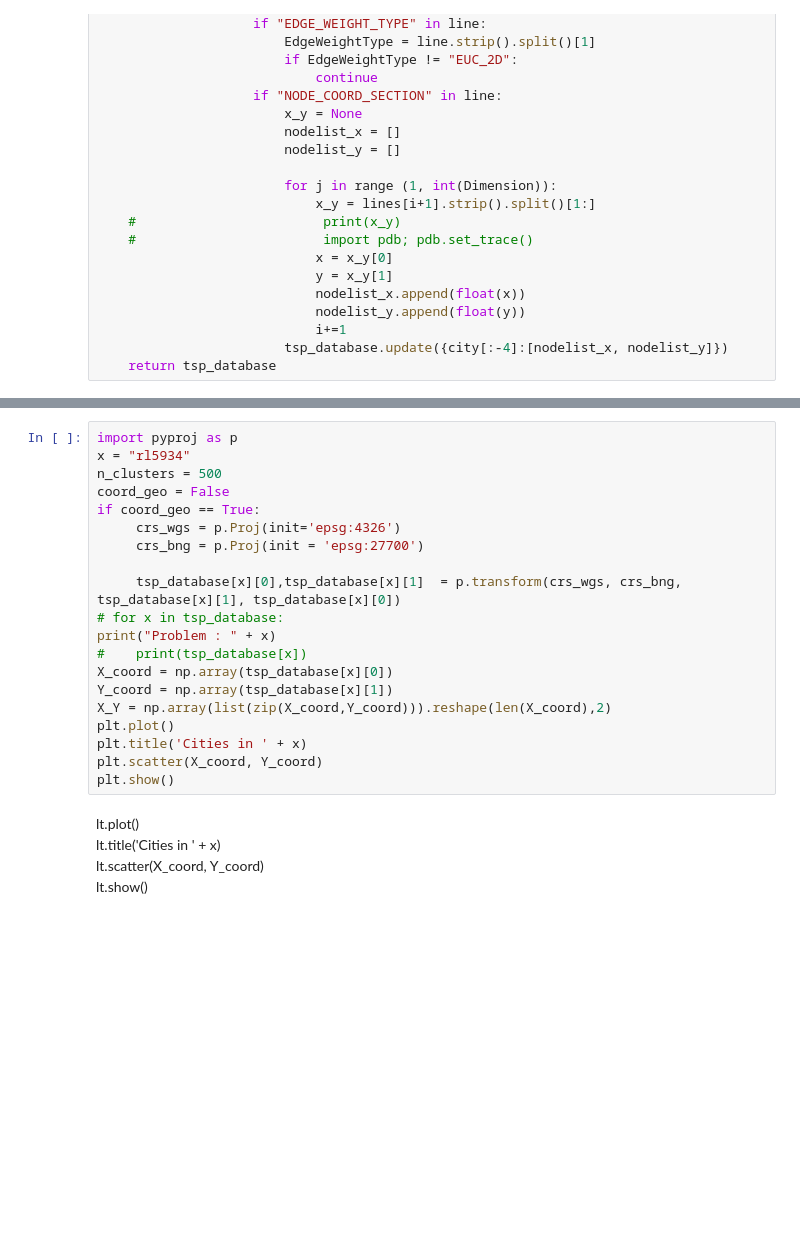
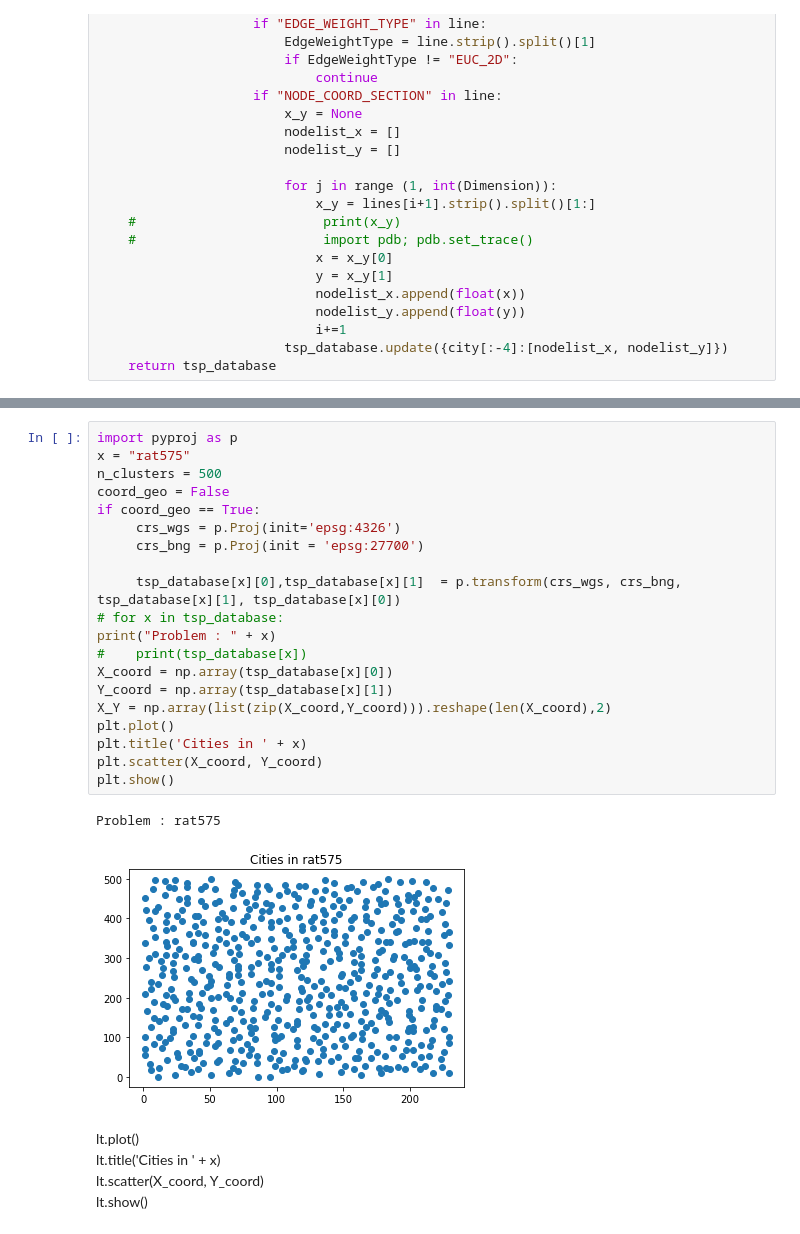
Before and after one commit to souravsanyal06/Neuro-Ising, a Jupyter notebook: gen_cluster.ipynb, the cells around one changed output, grey strips where cells are left out. Cells and saved outputs as stored; diff of their text form; blank space fills up the shorter version.

```diff
--- a/gen_cluster.ipynb
+++ b/gen_cluster.ipynb
@@ -64,23 +66,26 @@ problem_list
 # %%
 import pyproj as p
-x = "rl5934"
+x = "rat575"
 n_clusters = 500
 coord_geo = False
 if coord_geo == True:
      crs_wgs = p.Proj(init='epsg:4326')
      crs_bng = p.Proj(init = 'epsg:27700')
 
      tsp_database[x][0],tsp_database[x][1]  = p.transform(crs_wgs, crs_bng, tsp_database[x][1], tsp_database[x][0])
 # for x in tsp_database:
 print("Problem : " + x)
 #    print(tsp_database[x])
 X_coord = np.array(tsp_database[x][0])
 Y_coord = np.array(tsp_database[x][1])
 X_Y = np.array(list(zip(X_coord,Y_coord))).reshape(len(X_coord),2)
 plt.plot()
 plt.title('Cities in ' + x)
 plt.scatter(X_coord, Y_coord)
 plt.show()
+# %% [output]
+Problem : rat575
+[figure, added]
 # %% [markdown]
 lt.plot()<br>
 lt.title('Cities in ' + x)<br>
```
Also changed, not shown: parts of 4 cells of this notebook.
